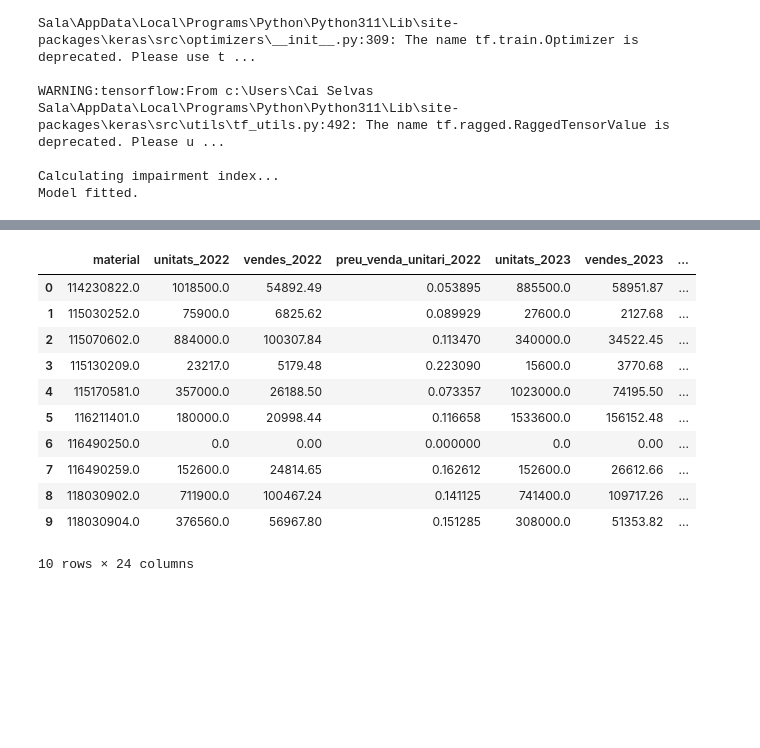
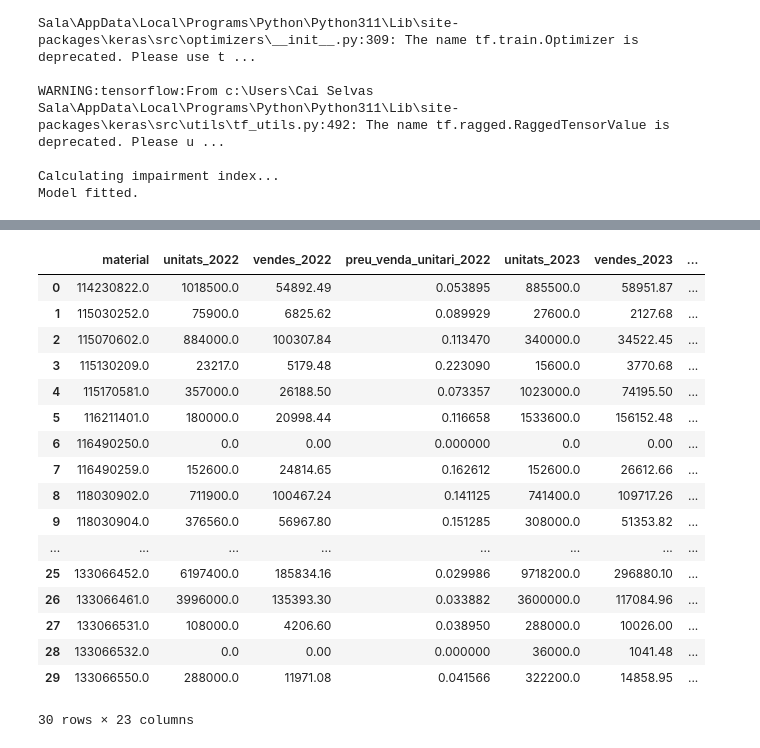
Before and after one commit to caiselvas/challenge-auditoria, a Jupyter notebook: run_model.ipynb, the cells around one changed output, grey strips where cells are left out. Cells and saved outputs as stored; diff of their text form; code cells hidden in the pictures; blank space fills up the shorter version.

```diff
--- a/run_model.ipynb
+++ b/run_model.ipynb
@@ -10,7 +10,7 @@ WARNING:tensorflow:From c:\Users\Cai Selvas Sala\AppData\Local\Programs\Python\P
 data = pd.read_excel('./data/inventory_data_new.xlsx')
 # %%
 model = InventoryImpairment()
-model.set_forecast_file("./forecast/timesnet.json")
+model.set_forecast_file("./forecast/arima.json")
 # Fit the model
 model.fit(data, variability=0.5)
 # %% [output]
@@ -51,18 +51,24 @@ Recommendation for 182130161: Order additional stock (in a quatrimester you won'
 # %%
-impairment.head(10)
+impairment.head(30)
 # %% [output]
 |  | material | unitats_2022 | vendes_2022 | preu_venda_unitari_2022 | unitats_2023 | vendes_2023 | ... |
 | 0 | 114230822.0 | 1018500.0 | 54892.49 | 0.053895 | 885500.0 | 58951.87 | ... |
 | 1 | 115030252.0 | 75900.0 | 6825.62 | 0.089929 | 27600.0 | 2127.68 | ... |
 | 2 | 115070602.0 | 884000.0 | 100307.84 | 0.113470 | 340000.0 | 34522.45 | ... |
 | 3 | 115130209.0 | 23217.0 | 5179.48 | 0.223090 | 15600.0 | 3770.68 | ... |
 | 4 | 115170581.0 | 357000.0 | 26188.50 | 0.073357 | 1023000.0 | 74195.50 | ... |
 | 5 | 116211401.0 | 180000.0 | 20998.44 | 0.116658 | 1533600.0 | 156152.48 | ... |
 | 6 | 116490250.0 | 0.0 | 0.00 | 0.000000 | 0.0 | 0.00 | ... |
 | 7 | 116490259.0 | 152600.0 | 24814.65 | 0.162612 | 152600.0 | 26612.66 | ... |
 | 8 | 118030902.0 | 711900.0 | 100467.24 | 0.141125 | 741400.0 | 109717.26 | ... |
 | 9 | 118030904.0 | 376560.0 | 56967.80 | 0.151285 | 308000.0 | 51353.82 | ... |
+| ... | ... | ... | ... | ... | ... | ... | ... |
+| 25 | 133066452.0 | 6197400.0 | 185834.16 | 0.029986 | 9718200.0 | 296880.10 | ... |
+| 26 | 133066461.0 | 3996000.0 | 135393.30 | 0.033882 | 3600000.0 | 117084.96 | ... |
+| 27 | 133066531.0 | 108000.0 | 4206.60 | 0.038950 | 288000.0 | 10026.00 | ... |
+| 28 | 133066532.0 | 0.0 | 0.00 | 0.000000 | 36000.0 | 1041.48 | ... |
+| 29 | 133066550.0 | 288000.0 | 11971.08 | 0.041566 | 322200.0 | 14858.95 | ... |
-10 rows × 24 columns
+30 rows × 23 columns
 # %%
 total_value = 0
 count = 0
```
Also changed, not shown: parts of 6 cells of this notebook, 2 other files.
